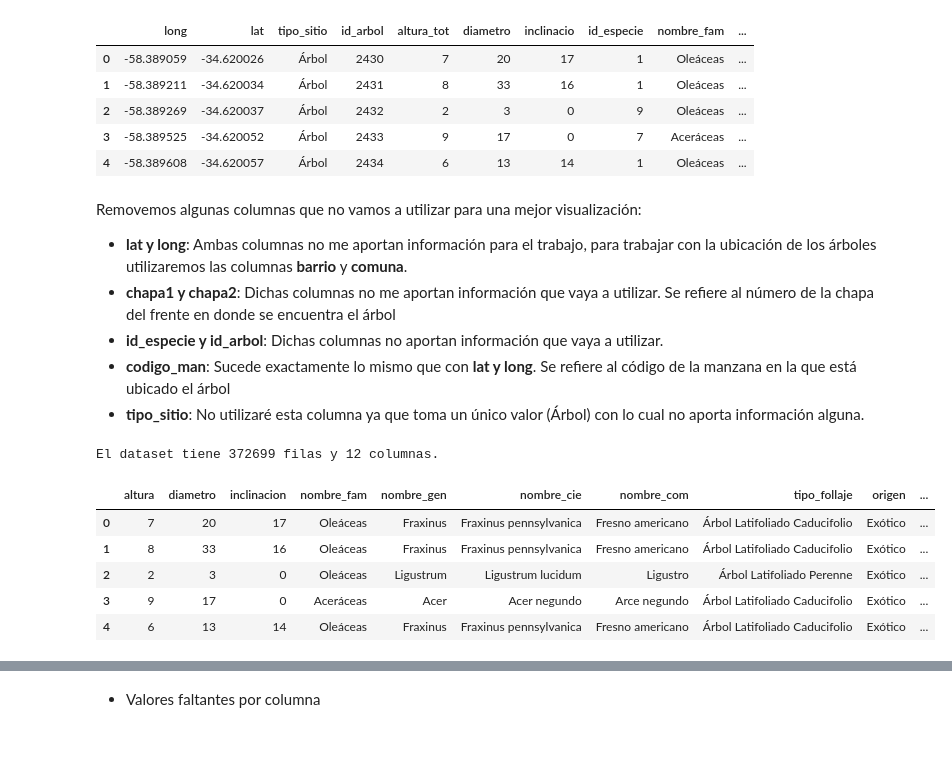
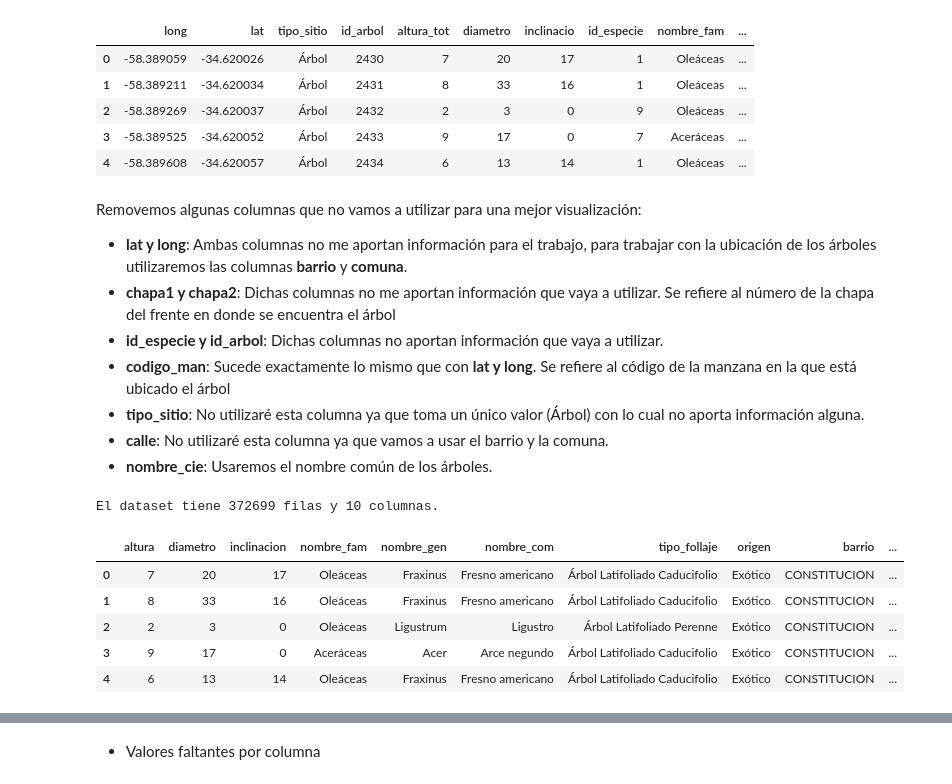
Before and after one commit to joregat/Proyecto-Piloto, a Jupyter notebook: main.ipynb, the cells around one changed output, grey strips where cells are left out. Cells and saved outputs as stored; diff of their text form; code cells hidden in the pictures; blank space fills up the shorter version.

```diff
--- a/main.ipynb
+++ b/main.ipynb
@@ -40,18 +48,20 @@ Removemos algunas columnas que no vamos a utilizar para una mejor visualización
 - **id_especie y id_arbol**: Dichas columnas no aportan información que vaya a utilizar.
 - **codigo_man**: Sucede exactamente lo mismo que con  **lat y long**. Se refiere al código de la manzana en la que está ubicado el árbol
 - **tipo_sitio**:  No utilizaré esta columna ya que toma un único valor (Árbol) con lo cual no aporta información alguna.
+- **calle**:  No utilizaré esta columna ya que vamos a usar el barrio y la comuna.
+- **nombre_cie**:  Usaremos el nombre común de los árboles.
 # %%
-data_arbolado = data_arbolado.drop(['long', 'lat', 'chapa1', 'chapa2', 'id_especie', 'id_arbol', 'codigo_man', 'tipo_sitio'], axis=1)
+data_arbolado = data_arbolado.drop(['long', 'lat', 'chapa1', 'chapa2', 'id_especie', 'id_arbol', 'codigo_man', 'tipo_sitio', 'calle', 'nombre_cie'], axis=1)
 print(f"El dataset tiene {data_arbolado.shape[0]} filas y {data_arbolado.shape[1]} columnas.")
 data_arbolado = data_arbolado.rename({"altura_tot": "altura", "inclinacio":"inclinacion", "tipo_folla":"tipo_follaje"}, axis =1)
 data_arbolado.head()
 # %% [output]
-El dataset tiene 372699 filas y 12 columnas.
+El dataset tiene 372699 filas y 10 columnas.
-|  | altura | diametro | inclinacion | nombre_fam | nombre_gen | nombre_cie | nombre_com | tipo_follaje | origen | ... |
-| 0 | 7 | 20 | 17 | Oleáceas | Fraxinus | Fraxinus pennsylvanica | Fresno americano | Árbol Latifoliado Caducifolio | Exótico | ... |
-| 1 | 8 | 33 | 16 | Oleáceas | Fraxinus | Fraxinus pennsylvanica | Fresno americano | Árbol Latifoliado Caducifolio | Exótico | ... |
-| 2 | 2 | 3 | 0 | Oleáceas | Ligustrum | Ligustrum lucidum | Ligustro | Árbol Latifoliado Perenne | Exótico | ... |
-| 3 | 9 | 17 | 0 | Aceráceas | Acer | Acer negundo | Arce negundo | Árbol Latifoliado Caducifolio | Exótico | ... |
-| 4 | 6 | 13 | 14 | Oleáceas | Fraxinus | Fraxinus pennsylvanica | Fresno americano | Árbol Latifoliado Caducifolio | Exótico | ... |
+|  | altura | diametro | inclinacion | nombre_fam | nombre_gen | nombre_com | tipo_follaje | origen | barrio | ... |
+| 0 | 7 | 20 | 17 | Oleáceas | Fraxinus | Fresno americano | Árbol Latifoliado Caducifolio | Exótico | CONSTITUCION | ... |
+| 1 | 8 | 33 | 16 | Oleáceas | Fraxinus | Fresno americano | Árbol Latifoliado Caducifolio | Exótico | CONSTITUCION | ... |
+| 2 | 2 | 3 | 0 | Oleáceas | Ligustrum | Ligustro | Árbol Latifoliado Perenne | Exótico | CONSTITUCION | ... |
+| 3 | 9 | 17 | 0 | Aceráceas | Acer | Arce negundo | Árbol Latifoliado Caducifolio | Exótico | CONSTITUCION | ... |
+| 4 | 6 | 13 | 14 | Oleáceas | Fraxinus | Fresno americano | Árbol Latifoliado Caducifolio | Exótico | CONSTITUCION | ... |
 # %%
 data_arbolado.info()
```
Also changed, not shown: parts of 34 cells of this notebook, 5 other files.
